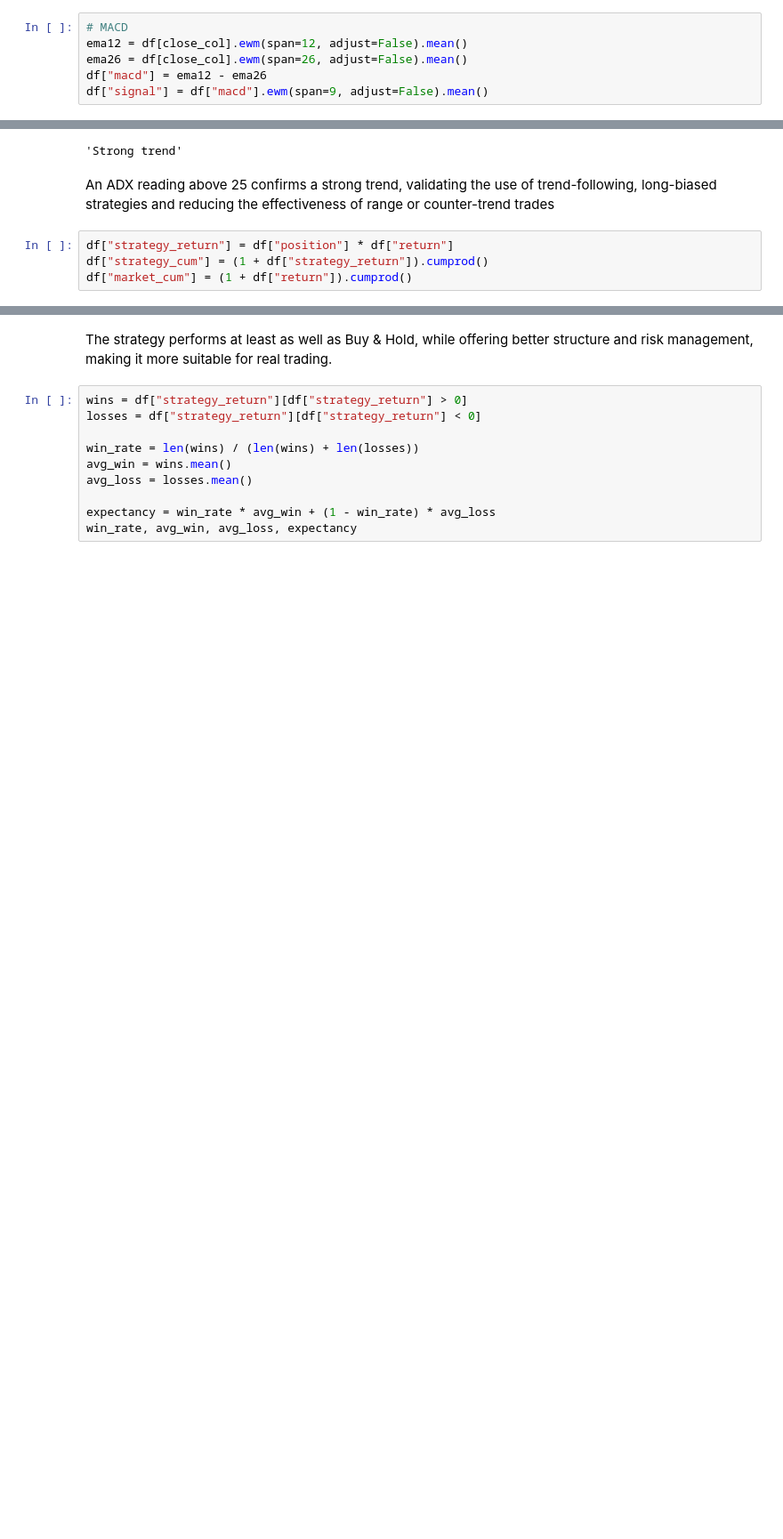
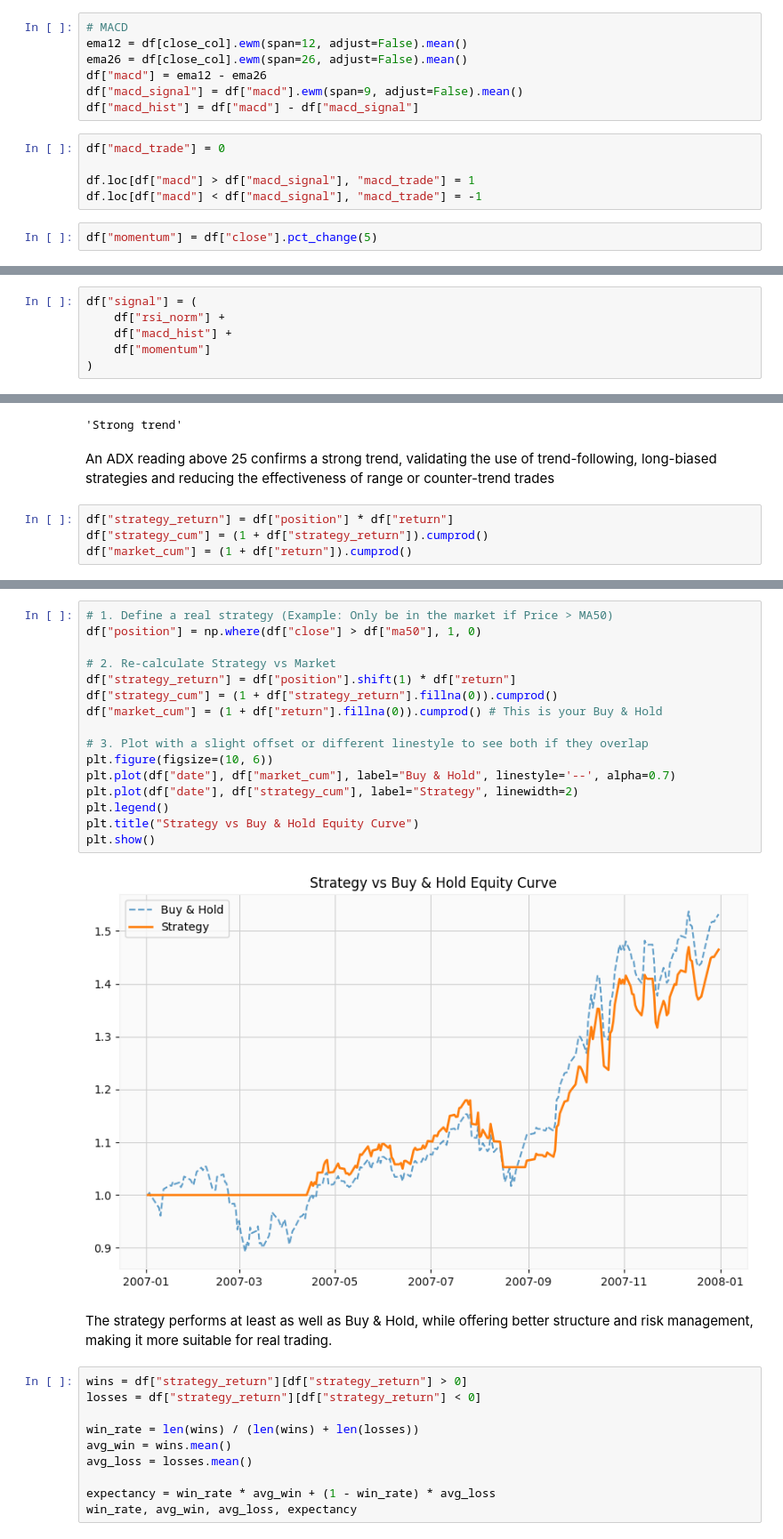
Before and after one commit to Goal48/NIFTY_Data_Analysis, a Jupyter notebook: NIFTY50.ipynb, the cells around one changed output, grey strips where cells are left out. Shown at 89% size. Cells and saved outputs as stored; diff of their text form; blank space fills up the shorter version.

```diff
--- a/NIFTY50.ipynb
+++ b/NIFTY50.ipynb
@@ -309,4 +313,12 @@ The RSI (14) chart shows that momentum is predominantly bullish throughout the p
 ema12 = df[close_col].ewm(span=12, adjust=False).mean()
 ema26 = df[close_col].ewm(span=26, adjust=False).mean()
 df["macd"] = ema12 - ema26
-df["signal"] = df["macd"].ewm(span=9, adjust=False).mean()
+df["macd_signal"] = df["macd"].ewm(span=9, adjust=False).mean()
+df["macd_hist"] = df["macd"] - df["macd_signal"]
+# %%
+df["macd_trade"] = 0
+
+df.loc[df["macd"] > df["macd_signal"], "macd_trade"] = 1
+df.loc[df["macd"] < df["macd_signal"], "macd_trade"] = -1
+# %%
+df["momentum"] = df["close"].pct_change(5)
@@ -312,0 +333,6 @@ df["signal"] = df["macd"].ewm(span=9, adjust=False).mean()
+# %%
+df["signal"] = (
+    df["rsi_norm"] +
+    df["macd_hist"] +
+    df["momentum"]
+)
@@ -564,3 +581,21 @@ plt.show()
+# %%
+# 1. Define a real strategy (Example: Only be in the market if Price > MA50)
+df["position"] = np.where(df["close"] > df["ma50"], 1, 0)
+
+# 2. Re-calculate Strategy vs Market
+df["strategy_return"] = df["position"].shift(1) * df["return"]
+df["strategy_cum"] = (1 + df["strategy_return"].fillna(0)).cumprod()
+df["market_cum"] = (1 + df["return"].fillna(0)).cumprod() # This is your Buy & Hold
+
+# 3. Plot with a slight offset or different linestyle to see both if they overlap
+plt.figure(figsize=(10, 6))
+plt.plot(df["date"], df["market_cum"], label="Buy & Hold", linestyle='--', alpha=0.7)
+plt.plot(df["date"], df["strategy_cum"], label="Strategy", linewidth=2)
+plt.legend()
+plt.title("Strategy vs Buy & Hold Equity Curve")
+plt.show()
+# %% [output]
+[figure, added]
 # %% [markdown]
 The strategy performs at least as well as Buy & Hold, while offering better structure and risk management, making it more suitable for real trading.
 # %%
```
Also changed, not shown: parts of 50 cells of this notebook.
